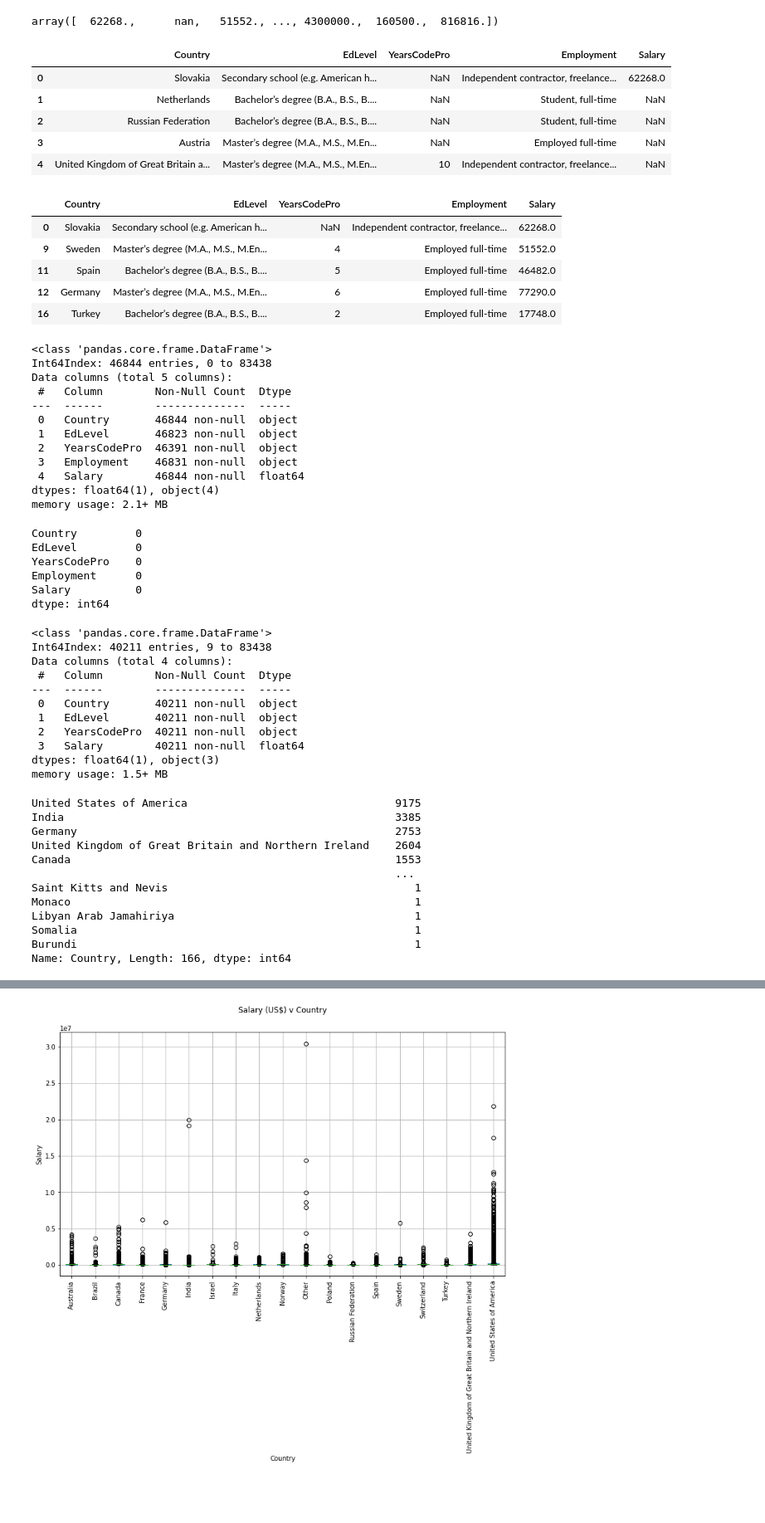
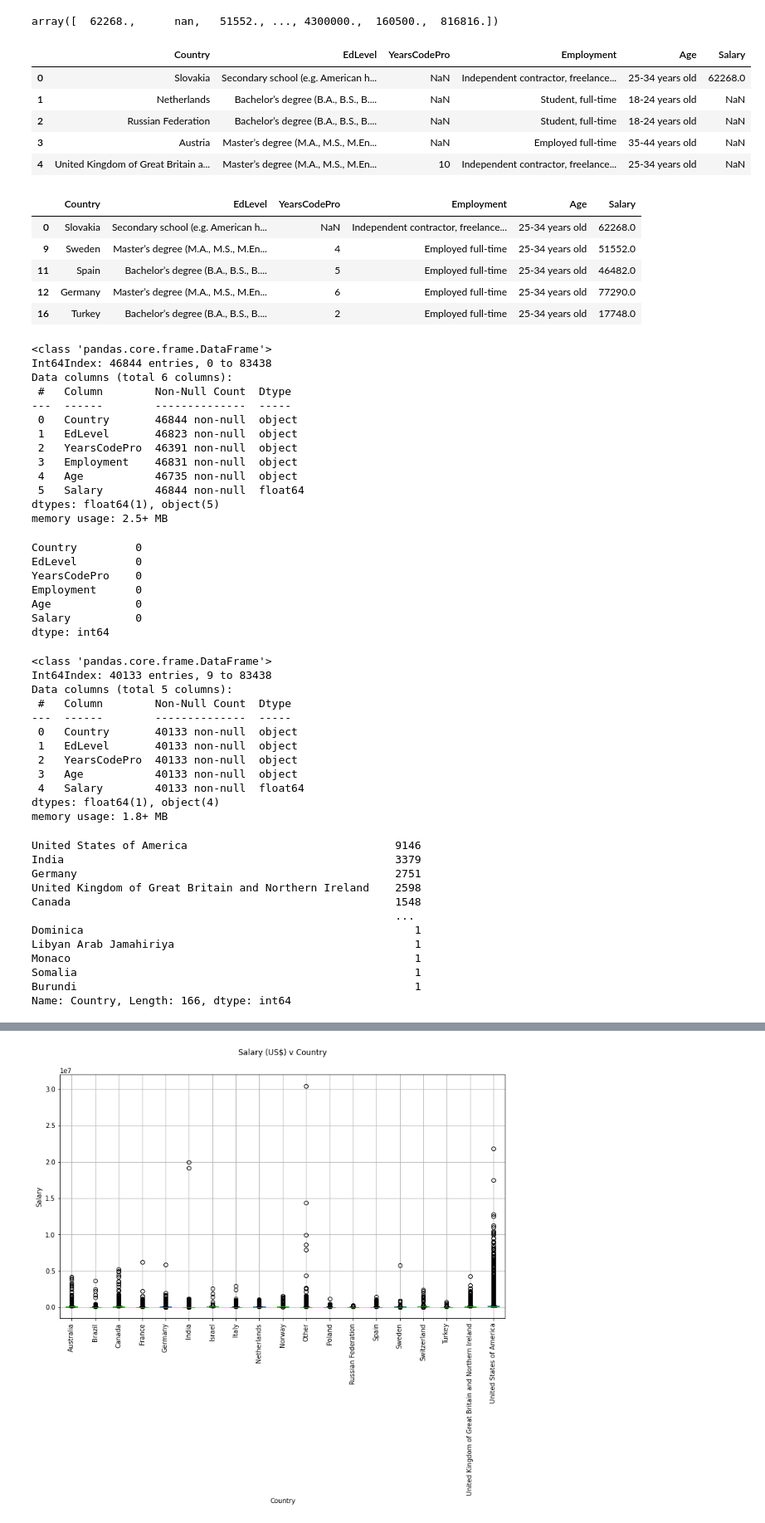
Before and after one commit to JasserHedhli/Predict_Salary, a Jupyter notebook: Clean_Explore_Predcit/SalaryPrediction.ipynb, the cells around one changed output, grey strips where cells are left out. Shown at 83% size. Cells and saved outputs as stored; diff of their text form; code cells hidden in the pictures; blank space fills up the shorter version.

```diff
--- a/Clean_Explore_Predcit/SalaryPrediction.ipynb
+++ b/Clean_Explore_Predcit/SalaryPrediction.ipynb
@@ -20,41 +20,42 @@ df.ConvertedCompYearly.unique()
 # %% [output]
 array([  62268.,      nan,   51552., ..., 4300000.,  160500.,  816816.])
 # %%
-df = df[["Country", "EdLevel", "YearsCodePro", "Employment", "ConvertedCompYearly"]]
+df = df[["Country", "EdLevel", "YearsCodePro", "Employment", "Age", "ConvertedCompYearly"]]
 df = df.rename({"ConvertedCompYearly": "Salary"}, axis=1)
 df.head()
 # %% [output]
-|  | Country | EdLevel | YearsCodePro | Employment | Salary |
-| 0 | Slovakia | Secondary school (e.g. American h... | NaN | Independent contractor, freelance... | 62268.0 |
-| 1 | Netherlands | Bachelor’s degree (B.A., B.S., B.... | NaN | Student, full-time | NaN |
-| 2 | Russian Federation | Bachelor’s degree (B.A., B.S., B.... | NaN | Student, full-time | NaN |
-| 3 | Austria | Master’s degree (M.A., M.S., M.En... | NaN | Employed full-time | NaN |
-| 4 | United Kingdom of Great Britain a... | Master’s degree (M.A., M.S., M.En... | 10 | Independent contractor, freelance... | NaN |
+|  | Country | EdLevel | YearsCodePro | Employment | Age | Salary |
+| 0 | Slovakia | Secondary school (e.g. American h... | NaN | Independent contractor, freelance... | 25-34 years old | 62268.0 |
+| 1 | Netherlands | Bachelor’s degree (B.A., B.S., B.... | NaN | Student, full-time | 18-24 years old | NaN |
+| 2 | Russian Federation | Bachelor’s degree (B.A., B.S., B.... | NaN | Student, full-time | 18-24 years old | NaN |
+| 3 | Austria | Master’s degree (M.A., M.S., M.En... | NaN | Employed full-time | 35-44 years old | NaN |
+| 4 | United Kingdom of Great Britain a... | Master’s degree (M.A., M.S., M.En... | 10 | Independent contractor, freelance... | 25-34 years old | NaN |
 # %%
 df = df[df["Salary"].notnull()]
 df.head()
 # %% [output]
-|  | Country | EdLevel | YearsCodePro | Employment | Salary |
-| 0 | Slovakia | Secondary school (e.g. American h... | NaN | Independent contractor, freelance... | 62268.0 |
-| 9 | Sweden | Master’s degree (M.A., M.S., M.En... | 4 | Employed full-time | 51552.0 |
-| 11 | Spain | Bachelor’s degree (B.A., B.S., B.... | 5 | Employed full-time | 46482.0 |
-| 12 | Germany | Master’s degree (M.A., M.S., M.En... | 6 | Employed full-time | 77290.0 |
-| 16 | Turkey | Bachelor’s degree (B.A., B.S., B.... | 2 | Employed full-time | 17748.0 |
+|  | Country | EdLevel | YearsCodePro | Employment | Age | Salary |
+| 0 | Slovakia | Secondary school (e.g. American h... | NaN | Independent contractor, freelance... | 25-34 years old | 62268.0 |
+| 9 | Sweden | Master’s degree (M.A., M.S., M.En... | 4 | Employed full-time | 25-34 years old | 51552.0 |
+| 11 | Spain | Bachelor’s degree (B.A., B.S., B.... | 5 | Employed full-time | 25-34 years old | 46482.0 |
+| 12 | Germany | Master’s degree (M.A., M.S., M.En... | 6 | Employed full-time | 25-34 years old | 77290.0 |
+| 16 | Turkey | Bachelor’s degree (B.A., B.S., B.... | 2 | Employed full-time | 25-34 years old | 17748.0 |
 # %%
 df.info()
 # %% [output]
 <class 'pandas.core.frame.DataFrame'>
 Int64Index: 46844 entries, 0 to 83438
-Data columns (total 5 columns):
+Data columns (total 6 columns):
  #   Column        Non-Null Count  Dtype
 ---  ------        --------------  -----
  0   Country       46844 non-null  object
  1   EdLevel       46823 non-null  object
  2   YearsCodePro  46391 non-null  object
  3   Employment    46831 non-null  object
- 4   Salary        46844 non-null  float64
-dtypes: float64(1), object(4)
-memory usage: 2.1+ MB
+ 4   Age           46735 non-null  object
+ 5   Salary        46844 non-null  float64
+dtypes: float64(1), object(5)
+memory usage: 2.5+ MB
 # %%
 df = df.dropna()
 df.isnull().sum()
@@ -63,6 +64,7 @@ Country         0
 EdLevel         0
 YearsCodePro    0
 Employment      0
+Age             0
 Salary          0
 dtype: int64
 # %%
@@ -71,28 +73,29 @@ df = df.drop("Employment", axis=1)
 df.info()
 # %% [output]
 <class 'pandas.core.frame.DataFrame'>
-Int64Index: 40211 entries, 9 to 83438
-Data columns (total 4 columns):
+Int64Index: 40133 entries, 9 to 83438
+Data columns (total 5 columns):
  #   Column        Non-Null Count  Dtype
 ---  ------        --------------  -----
- 0   Country       40211 non-null  object
- 1   EdLevel       40211 non-null  object
- 2   YearsCodePro  40211 non-null  object
- 3   Salary        40211 non-null  float64
-dtypes: float64(1), object(3)
-memory usage: 1.5+ MB
+ 0   Country       40133 non-null  object
+ 1   EdLevel       40133 non-null  object
+ 2   YearsCodePro  40133 non-null  object
+ 3   Age           40133 non-null  object
+ 4   Salary        40133 non-null  float64
+dtypes: float64(1), object(4)
+memory usage: 1.8+ MB
 # %%
 df['Country'].value_counts()
 # %% [output]
-United States of America                                9175
-India                                                   3385
-Germany                                                 2753
-United Kingdom of Great Britain and Northern Ireland    2604
-Canada                                                  1553
+United States of America                                9146
+India                                                   3379
+Germany                                                 2751
+United Kingdom of Great Britain and Northern Ireland    2598
+Canada                                                  1548
                                                         ...
-Saint Kitts and Nevis                                      1
+Dominica                                                   1
+Libyan Arab Jamahiriya                                     1
 Monaco                                                     1
-Libyan Arab Jamahiriya                                     1
 Somalia                                                    1
 Burundi                                                    1
 Name: Country, Length: 166, dtype: int64
```
Also changed, not shown: parts of 17 cells of this notebook, 1 other file.
